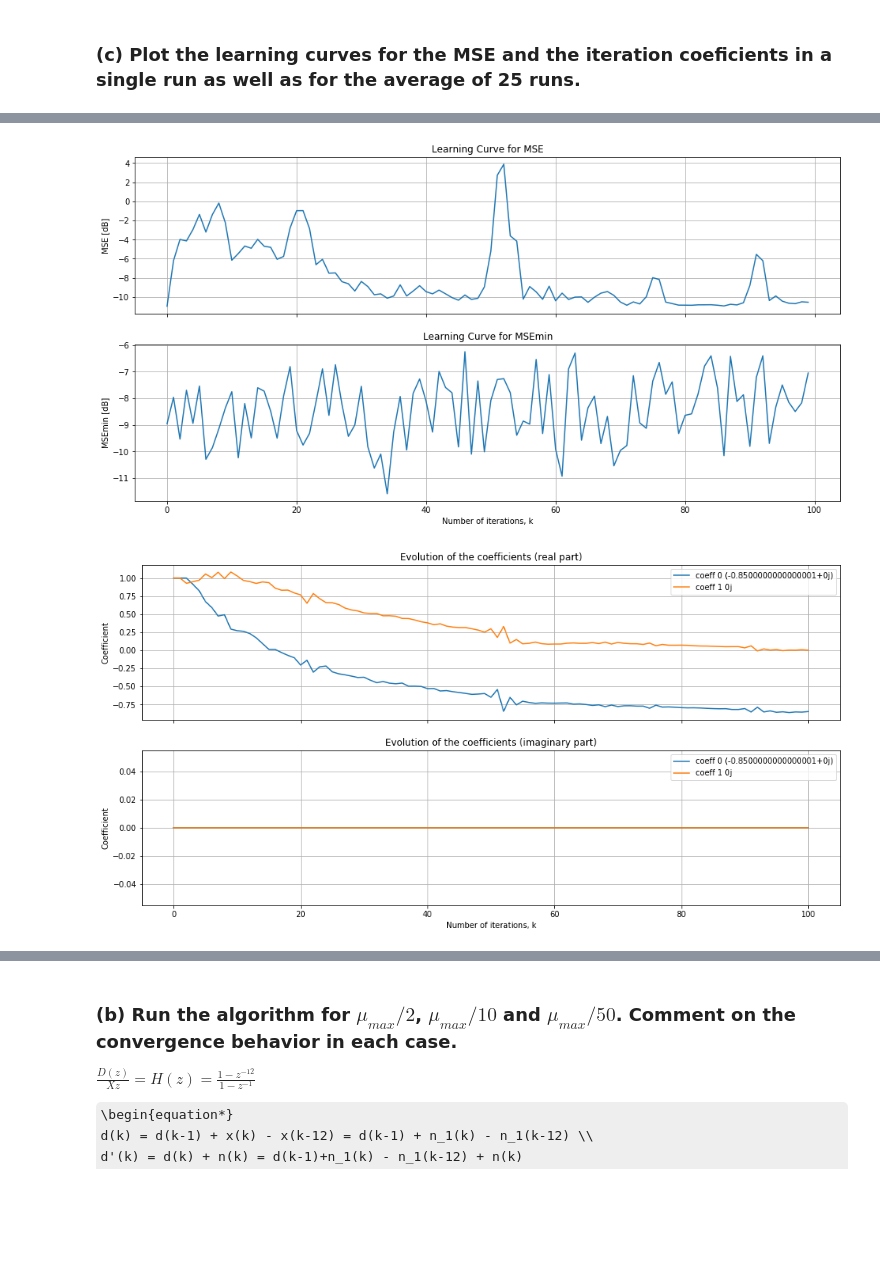
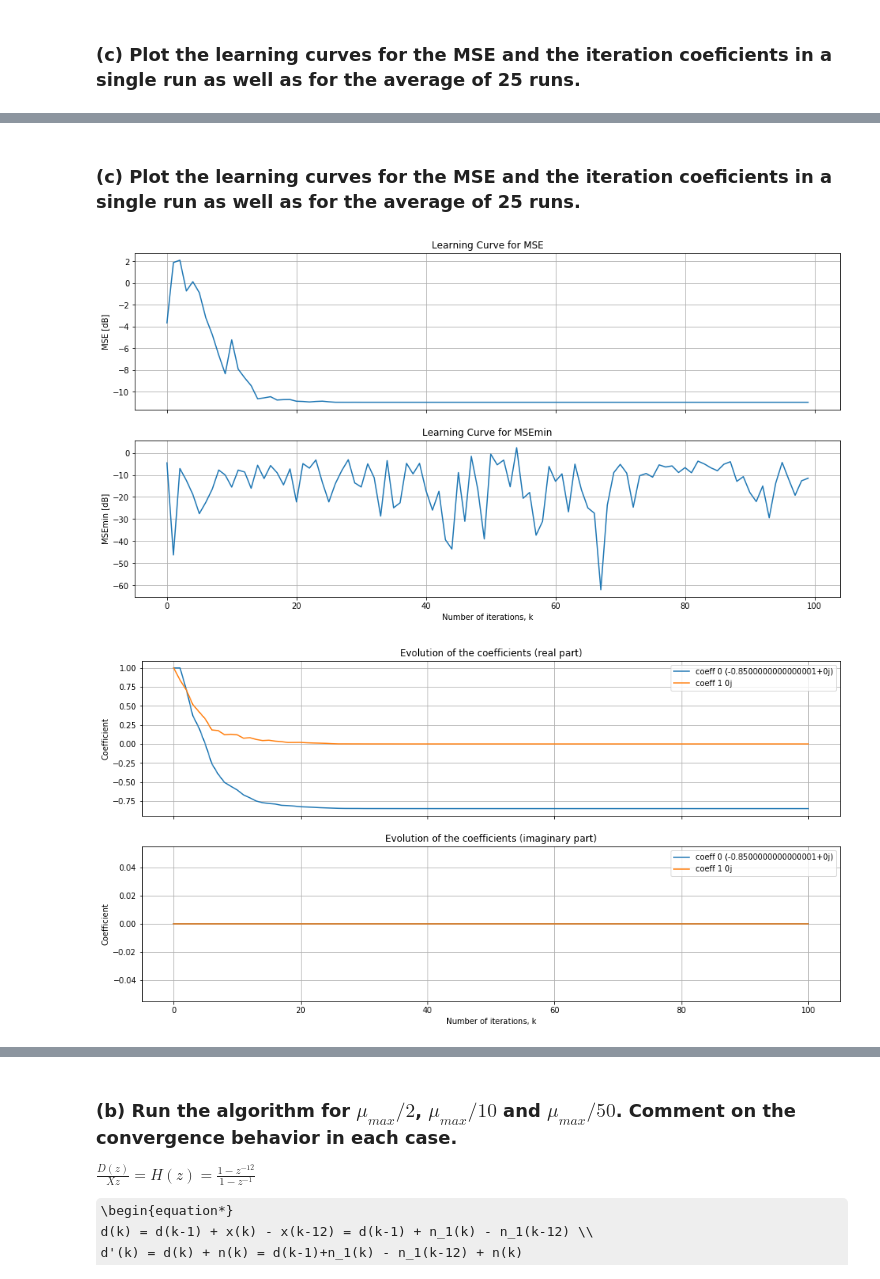
Before and after one commit to guedes-joaofelipe/adaptive-filtering, a Jupyter notebook: Notebooks/exercises_chap3.ipynb, the cells around one changed output, grey strips where cells are left out. Drawn from its saved outputs; the diff is of its cells as text; code cells hidden in the pictures; some formulas as TeX source; blank space fills up the shorter version.

```diff
--- a/Notebooks/exercises_chap3.ipynb
+++ b/Notebooks/exercises_chap3.ipynb
@@ -194,0 +281,4 @@ for ensemble in np.arange(n_ensembles):
+# %%
+mu_max = (1/np.trace(R))
+mu = 0.1*mu_max
+print ('mu: ', mu)
@@ -194,0 +287,23 @@ for ensemble in np.arange(n_ensembles):
+# %%
+K = 100             # number of iterations (signal length)
+
+def run_problem_9():
+    d = np.zeros([K]) # Desired signal
+    x = np.random.uniform(-1, 1, K)
+    x = (x-x.mean())/np.sqrt(x.var()/sigma_x2) # Input signal
+    n = np.sqrt(sigma_n2/2)*(np.random.normal(size=K)) # Noise signal
+
+    prefixed_x = np.append(np.zeros([N-1]), x)
+    X_tapped = rolling_window(prefixed_x, N)
+
+    for k in np.arange(K):
+        d[k] = np.dot(np.conj(w_o), X_tapped[k])
+
+    # Fitting algorithm
+    lms = LMS(step=mu, filter_order=N-1, init_coef=np.ones([N]))
+    lms.fit(d, x)
+
+    return lms
+
+lms = run_problem_9()
+print (lms)
@@ -195,11 +339,25 @@ for ensemble in np.arange(n_ensembles):
+# %% [markdown]
+### (c) Plot the learning curves for the MSE and the iteration coeficients in a single run as well as for the average of 25 runs.
 # %%
+n_ensembles = 25   # number of realizations within the ensemble
+W = np.ones([n_ensembles, K+1, N])
+MSE = np.zeros([n_ensembles, K]) # MSE vector for each realization
+MSE_min = np.zeros([n_ensembles, K]) # Minimum MSE for each realization
+
+for ensemble in np.arange(n_ensembles):
+    lms = run_problem_9()
+
+    W[ensemble] = np.real(lms.coef_vector)
+    MSE[ensemble] = MSE[ensemble] + np.real(np.absolute(lms.error_vector)**2)
+    MSE_min[ensemble] = MSE_min[ensemble] + np.real(np.absolute(n[:k+1])**2)
+
 W_av = np.sum(W, axis=0)/n_ensembles
 MSE_av = sum(MSE, 2)/n_ensembles
 MSEmin_av = np.sum(MSE_min, axis=0)/n_ensembles
 
 # Generating plots
 generate_learning_plots(K, N, MSE_av, MSEmin_av, W_av, w_o, output_filepath=output_filepath, algorithm='LMS')
 # %% [output]
-[figure, old version]
+[figure, new version]
-[figure, old version]
+[figure, new version]
 # %% [markdown]
```
Also changed, not shown: parts of 27 cells of this notebook, 7 other files.
